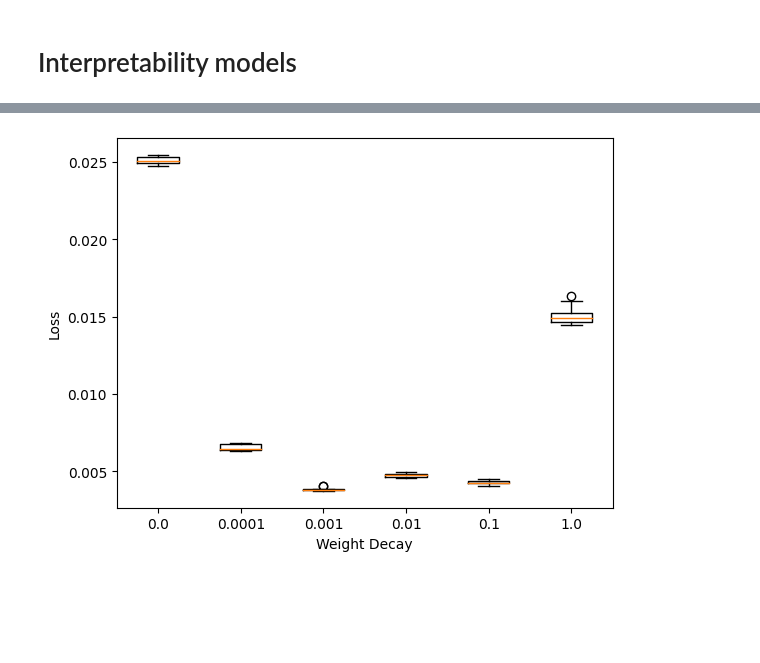
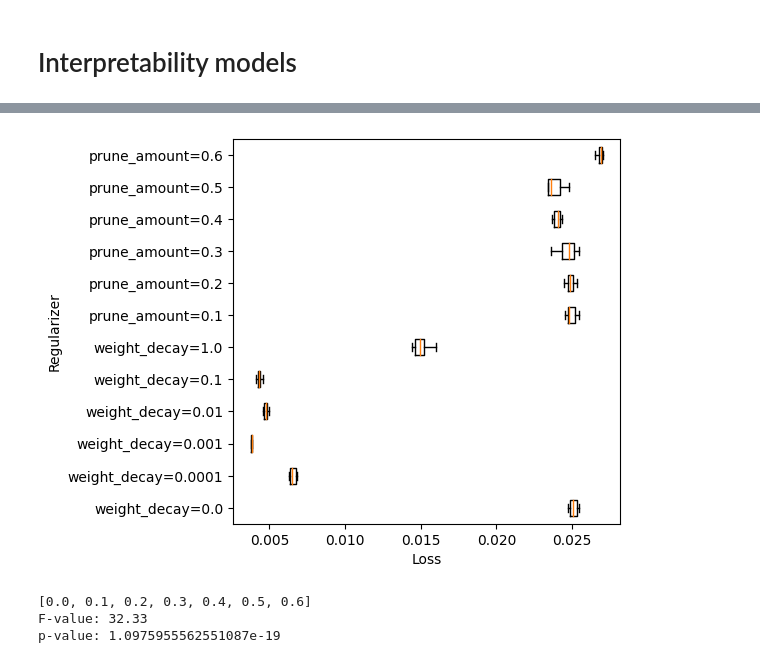
Before and after one commit to pleask/ALMI, a Jupyter notebook: analysis.ipynb, the cells around one changed output, grey strips where cells are left out. Cells and saved outputs as stored; diff of their text form; code cells hidden in the pictures; blank space fills up the shorter version.

Commit message:
prune interp models box plots

```diff
--- a/analysis.ipynb
+++ b/analysis.ipynb
@@ -160,46 +159,38 @@ interp_models.head()
 # %%
 import matplotlib.pyplot as plt
 
 fig, ax = plt.subplots(1, 1, figsize=(5, 5))
 
-weight_decay_groups = subject_models[subject_models['prune_amount'] == 0.].groupby('weight_decay')
+weight_decay_groups = interp_models[interp_models['prune_amount'] == 0.].groupby('weight_decay')
 weight_decay_data = [group['loss'].tolist() for _, group in weight_decay_groups]
 weight_decay_labels = [f'weight_decay={wd}' for wd in weight_decay_groups.groups.keys()]
 
-prune_amount_groups = subject_models[(subject_models['weight_decay'] == 0.) & (subject_models['prune_amount'] > 0.)].groupby('prune_amount')
+prune_amount_groups = interp_models[(interp_models['weight_decay'] == 0.) & (interp_models['prune_amount'] > 0.)].groupby('prune_amount')
 prune_amount_data = [group['loss'].tolist() for _, group in prune_amount_groups]
 prune_amount_labels = [f'prune_amount={pa}' for pa in prune_amount_groups.groups.keys()]
 
 data = weight_decay_data + prune_amount_data
 labels = weight_decay_labels + prune_amount_labels
 
-
 ax.boxplot(data, labels=labels, showfliers=False, vert=False)
-ax.set_xlabel('Regularizer')
-ax.set_ylabel('Loss')
+ax.set_xlabel('Loss')
+ax.set_ylabel('Regularizer')
 
 plt.show()
-
-# Create a figure and axis object
-fig, ax = plt.subplots()
-
-# Group the dataframe by 'Class'
-grouped = df.groupby('Weight Decay')
-
-# Create a list of data for each class
-data = [group['Loss'].tolist() for name, group in grouped]
-
-# Plot the boxplot
-ax.boxplot(data, labels=grouped.groups.keys())
-
-# Set x-axis and y-axis labels
-ax.set_xlabel('Weight Decay')
-ax.set_ylabel('Loss')
-
-# Show the plot
-plt.show()
 # %% [output]
-[figure, old version]
+[figure, new version]
+# %%
+prune_amounts = sorted(interp_models['prune_amount'].unique())
+print(prune_amounts)
+
+f_value, p_value = stats.f_oneway(*[interp_models['loss'][interp_models['prune_amount'] == prune_amount] for prune_amount in prune_amounts[:-1]])
+
+print(f'F-value: {f_value:.2f}')
+print(f'p-value: {p_value}')
+# %% [output]
+[0.0, 0.1, 0.2, 0.3, 0.4, 0.5, 0.6]
+F-value: 32.33
+p-value: 1.0975955562551087e-19
 # %%
 weight_decays = sorted(df['Weight Decay'].unique())
 
```
Also changed, not shown: parts of 4 cells of this notebook.
